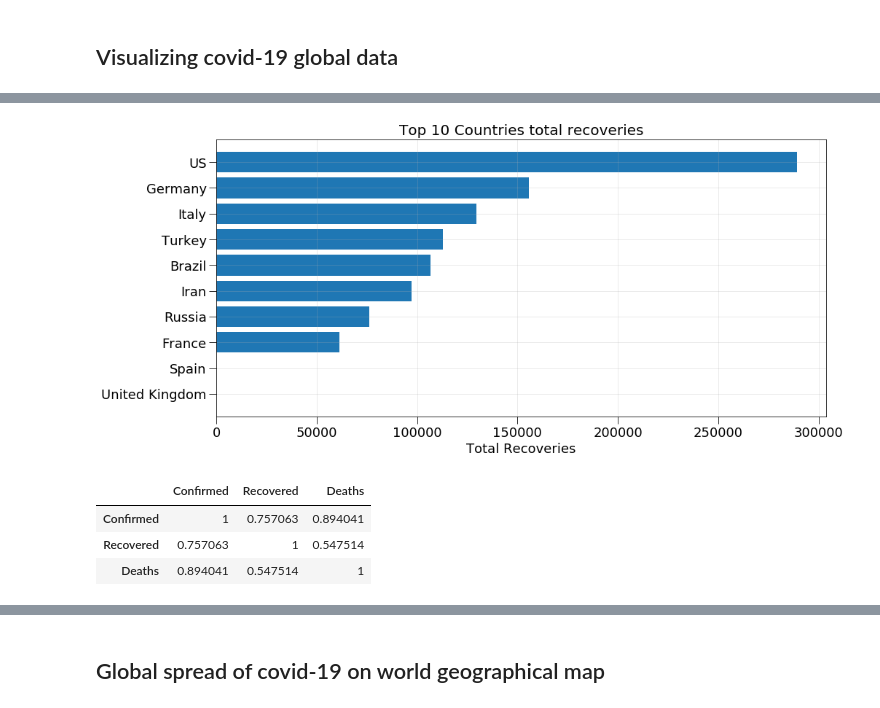
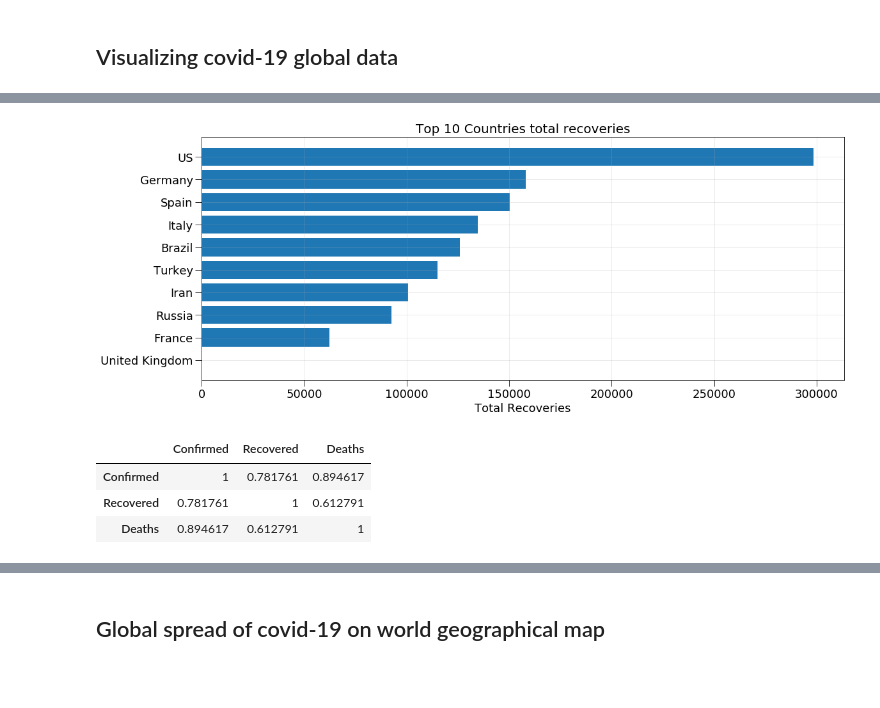
Before and after one commit to mayoor09/DataViz, a Jupyter notebook: covid-19/COVID-19 analysis visualization.ipynb, the cells around one changed output, grey strips where cells are left out. Cells and saved outputs as stored; diff of their text form; code cells hidden in the pictures; blank space fills up the shorter version.

```diff
--- a/covid-19/COVID-19 analysis visualization.ipynb
+++ b/covid-19/COVID-19 analysis visualization.ipynb
@@ -41,5 +41,5 @@ df_countries = temp[temp['Date'] == '2020-05-19'].sort_values('Confirmed',ascend
 # %%
-df_countries = covid_data[covid_data['Date'] == '2020-05-19'].sort_values('Confirmed',ascending=False)
+df_countries = covid_data[covid_data['Date'] == '2020-05-21'].sort_values('Confirmed',ascending=False)
 # %%
 df_countries.head()
 # %% [output]
@@ -94,21 +94,21 @@ plt.savefig('Total_Deaths.png')
 # %%
-plt.figure(figsize=(15,7))
+plt.figure(figsize=(18,7))
 plt.barh(df_countries_10['Recovered'].sort_values().index,df_countries_10['Recovered'].sort_values().values,data=df)
 
 plt.tick_params(size=10,labelsize = 18)
 plt.xlabel("Total Recoveries",fontsize=18)
 plt.title("Top 10 Countries total recoveries",fontsize=20)
 plt.grid(alpha=0.3)
 plt.savefig('Total_Recoveries.png')
 # %% [output]
-[figure, old version]
+[figure, new version]
 # %%
 df_countries_10.corr().style.background_gradient(cmap='Reds')
 # %% [output]
 |  | Confirmed | Recovered | Deaths |
-| Confirmed | 1 | 0.757063 | 0.894041 |
-| Recovered | 0.757063 | 1 | 0.547514 |
-| Deaths | 0.894041 | 0.547514 | 1 |
+| Confirmed | 1 | 0.781761 | 0.894617 |
+| Recovered | 0.781761 | 1 | 0.612791 |
+| Deaths | 0.894617 | 0.612791 | 1 |
 # %%
 cf.go_offline()
 df_countries_10[['Confirmed','Deaths','Recovered']].iplot(kind='scatter',colors=['red','Blue','Green'],size=1,xTitle='Country',
```
Also changed, not shown: parts of 9 cells of this notebook.
